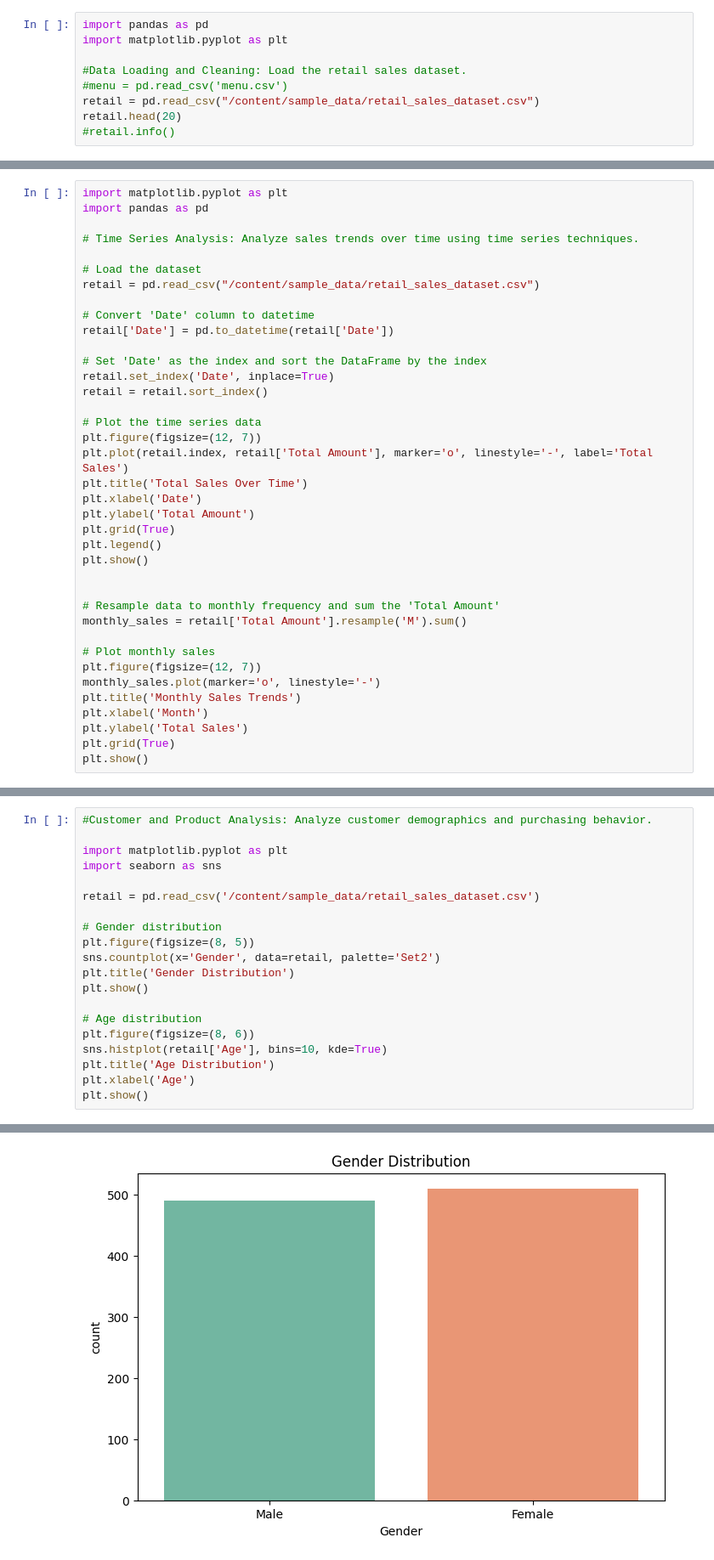
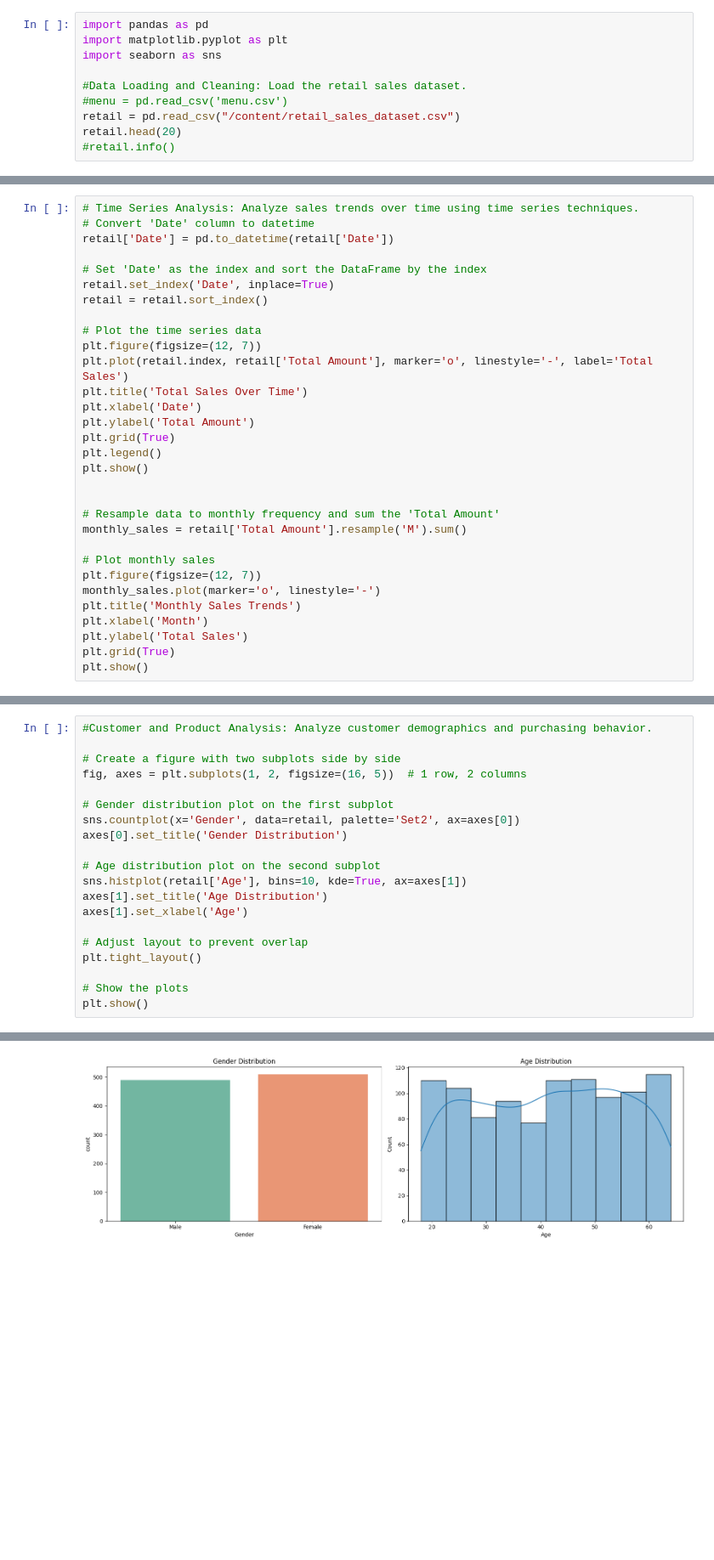
Before and after one commit to Adukemi/OASIS_INFOBYTE, a Jupyter notebook: Project.ipynb, the cells around one changed output, grey strips where cells are left out. Shown at 85% size. Saved outputs shown, nothing was run; the diff lists cells and outputs as text; blank space fills up the shorter version.

```diff
--- a/Project.ipynb
+++ b/Project.ipynb
@@ -6,10 +6,11 @@
 # %%
 import pandas as pd
 import matplotlib.pyplot as plt
+import seaborn as sns
 
 #Data Loading and Cleaning: Load the retail sales dataset.
 #menu = pd.read_csv('menu.csv')
-retail = pd.read_csv("/content/sample_data/retail_sales_dataset.csv")
+retail = pd.read_csv("/content/retail_sales_dataset.csv")
 retail.head(20)
 #retail.info()
 # %% [output]
@@ -46,14 +45,7 @@ retail.describe()
 | 75% | 750.250000 | 53.00000 | 4.000000 | 300.000000 | 900.000000 |
 | max | 1000.000000 | 64.00000 | 4.000000 | 500.000000 | 2000.000000 |
 # %%
-import matplotlib.pyplot as plt
-import pandas as pd
-
 # Time Series Analysis: Analyze sales trends over time using time series techniques.
-
-# Load the dataset
-retail = pd.read_csv("/content/sample_data/retail_sales_dataset.csv")
-
 # Convert 'Date' column to datetime
 retail['Date'] = pd.to_datetime(retail['Date'])
 
@@ -89,23 +81,23 @@ plt.show()
 # %%
 #Customer and Product Analysis: Analyze customer demographics and purchasing behavior.
 
-import matplotlib.pyplot as plt
-import seaborn as sns
+# Create a figure with two subplots side by side
+fig, axes = plt.subplots(1, 2, figsize=(16, 5))  # 1 row, 2 columns
 
-retail = pd.read_csv('/content/sample_data/retail_sales_dataset.csv')
+# Gender distribution plot on the first subplot
+sns.countplot(x='Gender', data=retail, palette='Set2', ax=axes[0])
+axes[0].set_title('Gender Distribution')
 
-# Gender distribution
-plt.figure(figsize=(8, 5))
-sns.countplot(x='Gender', data=retail, palette='Set2')
-plt.title('Gender Distribution')
+# Age distribution plot on the second subplot
+sns.histplot(retail['Age'], bins=10, kde=True, ax=axes[1])
+axes[1].set_title('Age Distribution')
+axes[1].set_xlabel('Age')
+
+# Adjust layout to prevent overlap
+plt.tight_layout()
+
+# Show the plots
 plt.show()
-
-# Age distribution
-plt.figure(figsize=(8, 6))
-sns.histplot(retail['Age'], bins=10, kde=True)
-plt.title('Age Distribution')
-plt.xlabel('Age')
-plt.show()
 # %% [output]
 Passing `palette` without assigning `hue` is deprecated and will be removed in v0.14.0. Assign the `x` variable to `hue` and set `legend=False` for the same effect.
 
@@ -113 +105 @@ Passing `palette` without assigning `hue` is deprecated and will be removed in v
-[figure, old version]
+[figure, new version]
```
Also changed, not shown: parts of 4 cells of this notebook.
